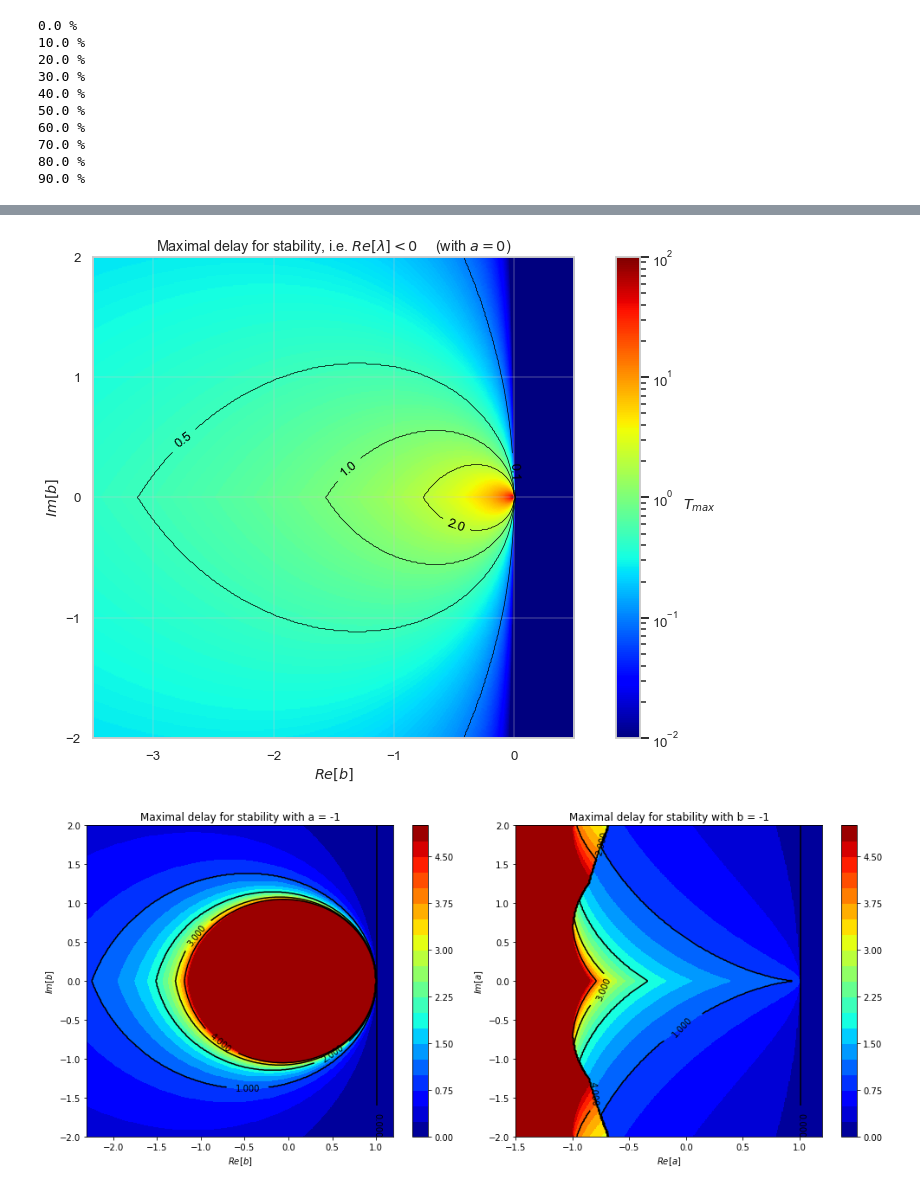
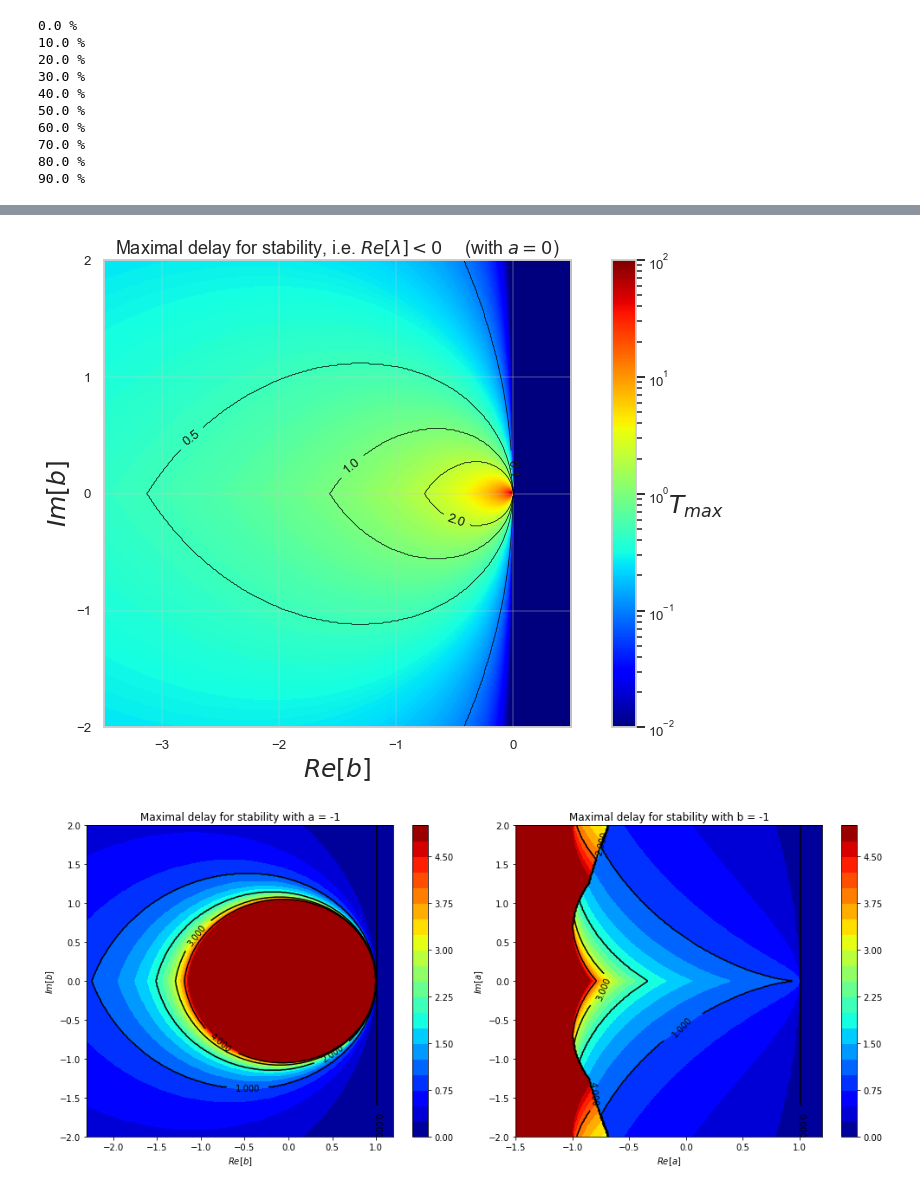
Before and after one commit to damiano-sg/delayed-dynamics, a Jupyter notebook: Analytical_results.ipynb, the cells around one changed output, grey strips where cells are left out. Cells and saved outputs as stored; diff of their text form; code cells hidden in the pictures.

```diff
--- a/Analytical_results.ipynb
+++ b/Analytical_results.ipynb
@@ -785,25 +785,25 @@ fig.savefig('final_figures/theory_a=1.png',format='png')
 # %%
 fig, ax = plt.subplots(sharey=True)
 fig = plt.gcf()
 fig.set_size_inches(12,8)
 
 plt.imshow(t_max[:,:,1].T, extent=[b1_vals1[0], b1_vals1[-1], b2_vals1[0],b2_vals1[-1]],
            norm=LogNorm(vmin=T[0], vmax=T[-1]), origin='lower',cmap='jet')
 clb = plt.colorbar()
-clb.ax.set_ylabel(r'$T_{max}$',rotation=0,labelpad=20)
+clb.ax.set_ylabel(r'$T_{max}$',rotation=0,labelpad=20, fontsize=25)
 contours = plt.contour(b1_vals1, b2_vals1, t_max[:,:,1].T, [0.1,0.5,1,2],linewidths=0.7,colors='black')
 plt.clabel(contours, inline=True, fmt='%1.1f', colors='k', fontsize=13)
 #plt.axis(aspect='image')
 plt.locator_params(nbins=5)
-plt.xlabel(f'$Re[b]$')
-plt.ylabel(f'$Im[b]$')
-plt.title(r"Maximal delay for stability, i.e. $Re[\lambda]<0$ $\quad$(with $a = 0$)")
+plt.xlabel(f'$Re[b]$', fontsize=25)
+plt.ylabel(f'$Im[b]$', fontsize=25)
+plt.title(r"Maximal delay for stability, i.e. $Re[\lambda]<0$ $\quad$(with $a = 0$)", fontsize=18)
 #plt.grid()
 
 fig.tight_layout()
 plt.show(fig)
 # %% [output]
-[figure, old version]
+[figure, new version]
 # %%
 fig.savefig('final_figures/theory_a=0.png',format='png')
 # %%
```
Also changed, not shown: parts of 3 cells of this notebook, 21 other files.
